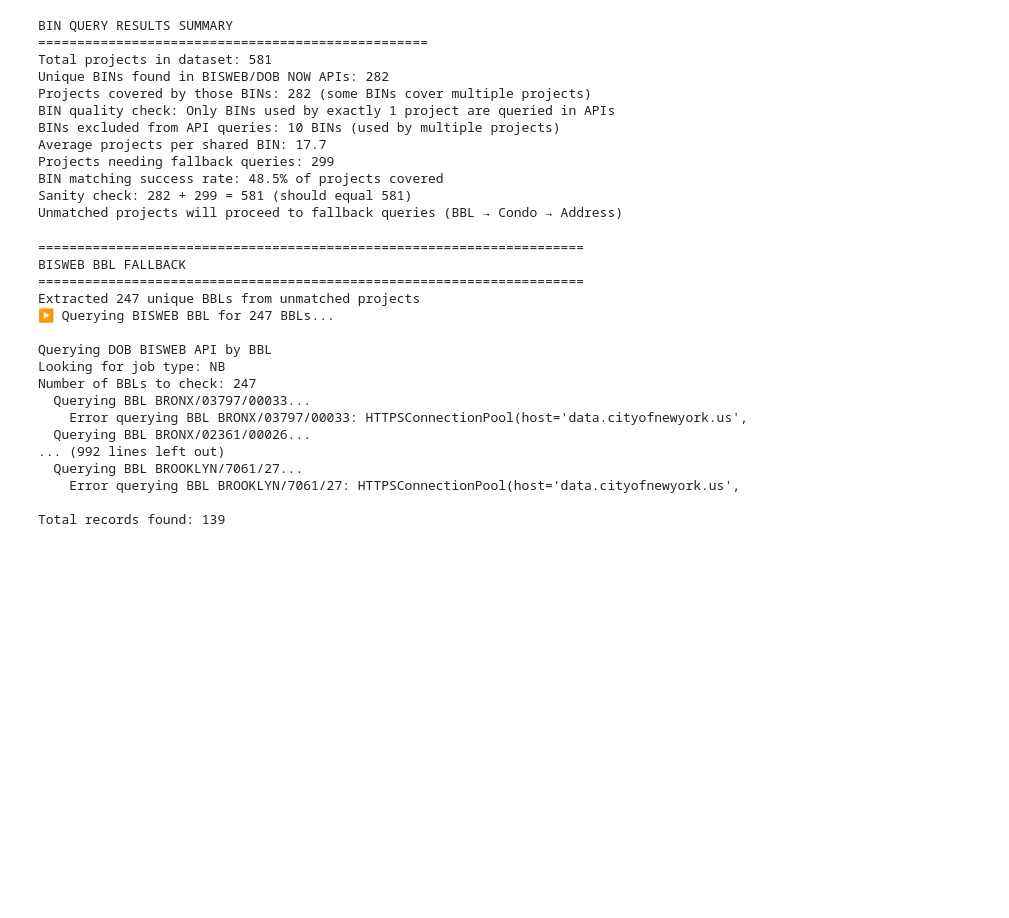
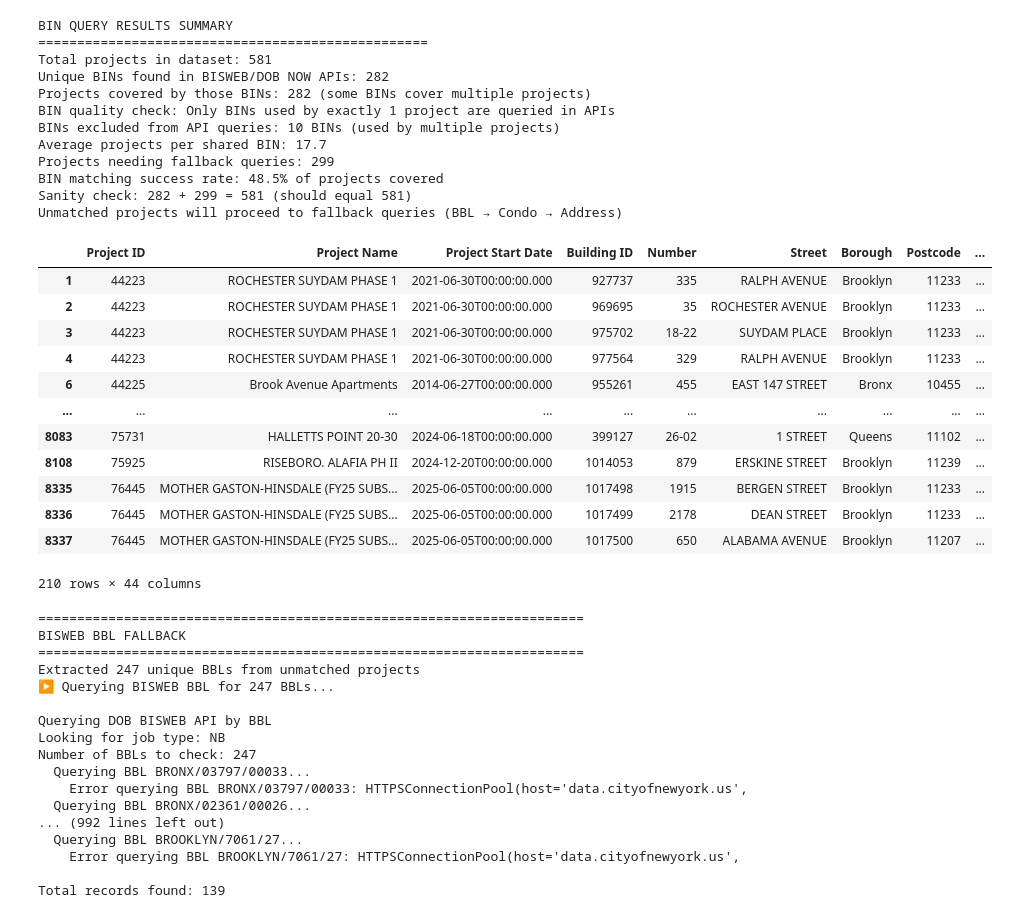
Before and after one commit to astaniforth/HousingData, a Jupyter notebook: run_workflow.ipynb, the cells around one changed output. Cells and saved outputs as stored; diff of their text form; code cells hidden in the pictures; blank space fills up the shorter version.

```diff
--- a/run_workflow.ipynb
+++ b/run_workflow.ipynb
@@ -1005,6 +1006,24 @@ Projects needing fallback queries: 299
 BIN matching success rate: 48.5% of projects covered
 Sanity check: 282 + 299 = 581 (should equal 581)
 Unmatched projects will proceed to fallback queries (BBL → Condo → Address)
+# %%
+hpd_multifamily_finance_new_construction_df[
+    hpd_multifamily_finance_new_construction_df["BIN"].duplicated(keep=False)
+]
+# %% [output]
+|  | Project ID | Project Name | Project Start Date | Building ID | Number | Street | Borough | Postcode | ... |
+| 1 | 44223 | ROCHESTER SUYDAM PHASE 1 | 2021-06-30T00:00:00.000 | 927737 | 335 | RALPH AVENUE | Brooklyn | 11233 | ... |
+| 2 | 44223 | ROCHESTER SUYDAM PHASE 1 | 2021-06-30T00:00:00.000 | 969695 | 35 | ROCHESTER AVENUE | Brooklyn | 11233 | ... |
+| 3 | 44223 | ROCHESTER SUYDAM PHASE 1 | 2021-06-30T00:00:00.000 | 975702 | 18-22 | SUYDAM PLACE | Brooklyn | 11233 | ... |
+| 4 | 44223 | ROCHESTER SUYDAM PHASE 1 | 2021-06-30T00:00:00.000 | 977564 | 329 | RALPH AVENUE | Brooklyn | 11233 | ... |
+| 6 | 44225 | Brook Avenue Apartments | 2014-06-27T00:00:00.000 | 955261 | 455 | EAST 147 STREET | Bronx | 10455 | ... |
+| ... | ... | ... | ... | ... | ... | ... | ... | ... | ... |
+| 8083 | 75731 | HALLETTS POINT 20-30 | 2024-06-18T00:00:00.000 | 399127 | 26-02 | 1 STREET | Queens | 11102 | ... |
+| 8108 | 75925 | RISEBORO. ALAFIA PH II | 2024-12-20T00:00:00.000 | 1014053 | 879 | ERSKINE STREET | Brooklyn | 11239 | ... |
+| 8335 | 76445 | MOTHER GASTON-HINSDALE (FY25 SUBS... | 2025-06-05T00:00:00.000 | 1017498 | 1915 | BERGEN STREET | Brooklyn | 11233 | ... |
+| 8336 | 76445 | MOTHER GASTON-HINSDALE (FY25 SUBS... | 2025-06-05T00:00:00.000 | 1017499 | 2178 | DEAN STREET | Brooklyn | 11233 | ... |
+| 8337 | 76445 | MOTHER GASTON-HINSDALE (FY25 SUBS... | 2025-06-05T00:00:00.000 | 1017500 | 650 | ALABAMA AVENUE | Brooklyn | 11207 | ... |
+210 rows × 44 columns
 # %%
 # BISWEB BBL FALLBACK
 if not unmatched_projects_df.empty:
```
Also changed, not shown: parts of 1 cell of this notebook.
